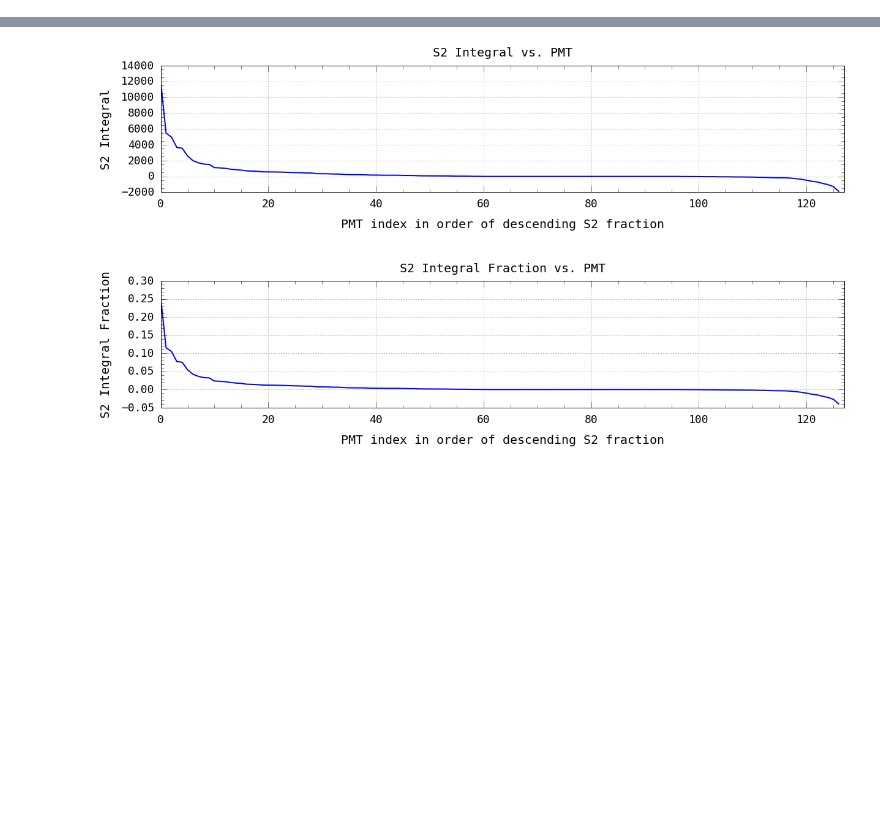
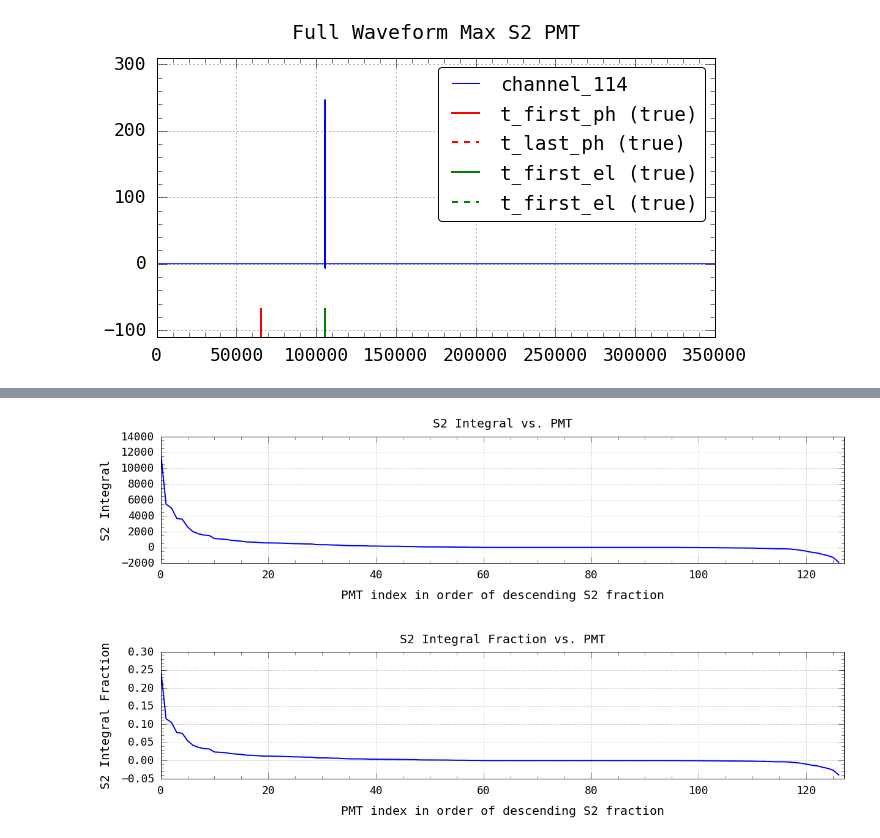
Before and after one commit to dbarg/pax_reconstruction, a Jupyter notebook: plot_s2_waveforms.ipynb, the cells around one changed output, grey strips where cells are left out. Cells and saved outputs as stored; diff of their text form; code cells hidden in the pictures; blank space fills up the shorter version.

```diff
--- a/plot_s2_waveforms.ipynb
+++ b/plot_s2_waveforms.ipynb
@@ -66,0 +47,6 @@ x1  = s1 + eps
+# %%
+
+####################################################################################################
+####################################################################################################
+
+df_pmts = wfs.get_waveforms_in_channels(nEvent).iloc[:, 0:127]
@@ -67,2 +281,30 @@ x1  = s1 + eps
+# %%
+
+####################################################################################################
+# Plot Max PMT Full Waveform
+####################################################################################################
+
+f = plt.figure(figsize=[10, 5])
+plt.plot(arr_waveform_rank001, linewidth=1)
+t1 = plt.title("Full Waveform Max S2 PMT", y=1.05)
+plt.axvline(x=samp0_s1, ymax=0.1, color='r', linestyle='solid' , label='t_first_ph (true)')
+plt.axvline(x=samp1_s1, ymax=0.1, color='r', linestyle='dashed', label='t_last_ph (true)')
+plt.axvline(x=samp0_s2, ymax=0.1, color='g', linestyle='solid' , label='t_first_el (true)')
+plt.axvline(x=samp1_s2, ymax=0.1, color='g', linestyle='dashed', label='t_first_el (true)')
+y0, y1 = plt.ylim()
+dy     = y1 - y0
+y0     = y0 - 0.2*dy
+y1     = y1 + 0.2*dy
+plt.ylim([y0, y1])
+leg = plt.legend()
+
+f.savefig("plots/s2_waveform_pmt_maxS2.png")
+plt.close()
+
+print()
+display(f)
+print()
+# %% [output]
+[figure, added]
 # %%
 
```
Also changed, not shown: parts of 13 cells of this notebook, 2 other files.
